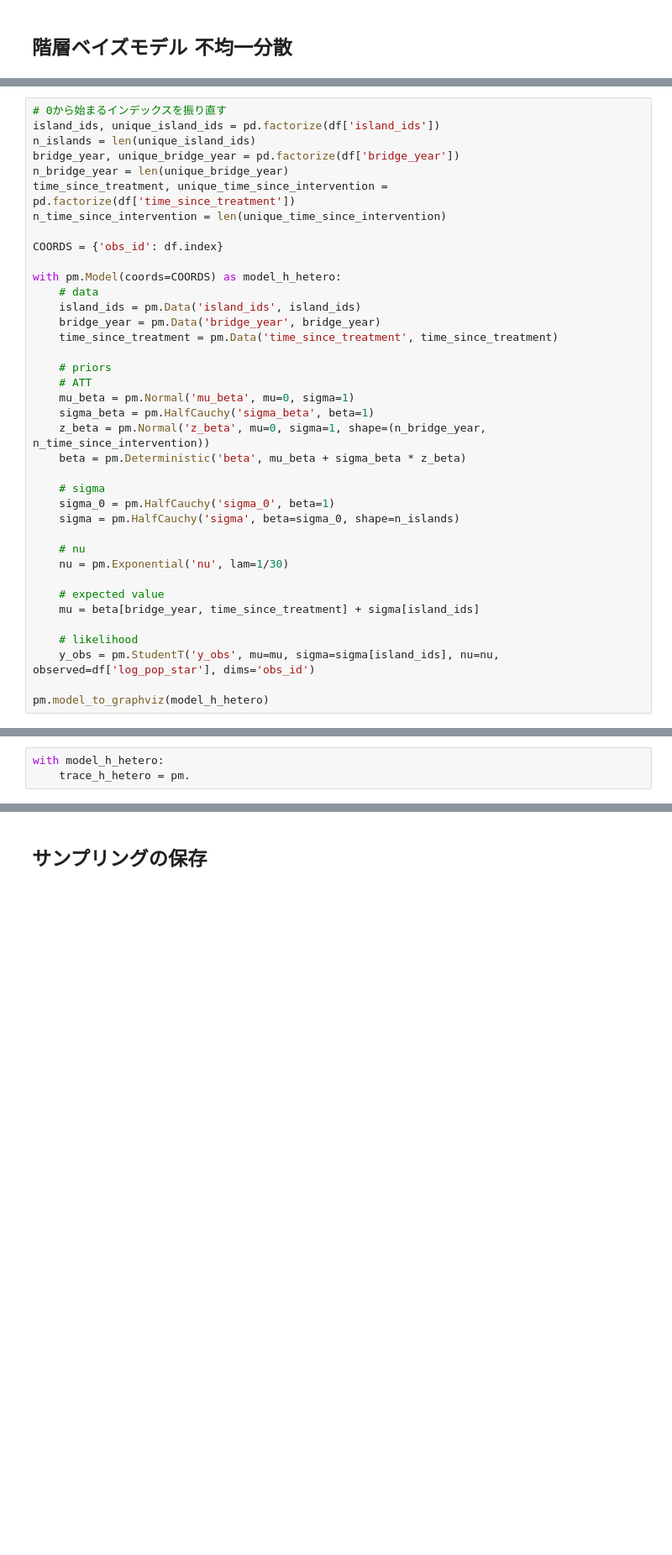
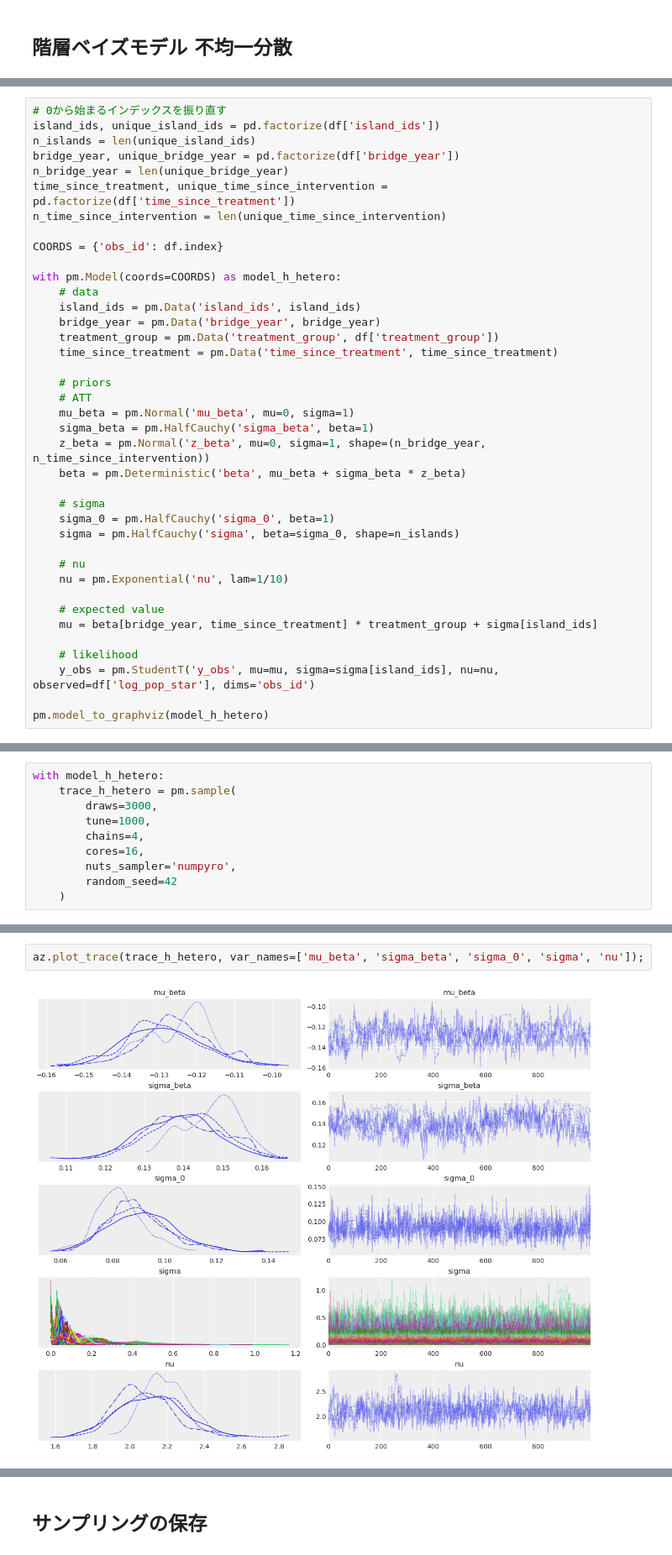
Before and after one commit to Keisei-Akiya/bridge-straw-effects, a Jupyter notebook: src/analysis/bayes/did/fully_saturated_twfe.ipynb, the cells around one changed output, grey strips where cells are left out. Shown: that part at 84% size. Saved outputs shown, nothing was run; the diff lists cells and outputs as text; blank space fills up the shorter version.

```diff
--- a/src/analysis/bayes/did/fully_saturated_twfe.ipynb
+++ b/src/analysis/bayes/did/fully_saturated_twfe.ipynb
@@ -68,6 +48,7 @@ with pm.Model(coords=COORDS) as model_h_hetero:
     # data
     island_ids = pm.Data('island_ids', island_ids)
     bridge_year = pm.Data('bridge_year', bridge_year)
+    treatment_group = pm.Data('treatment_group', df['treatment_group'])
     time_since_treatment = pm.Data('time_since_treatment', time_since_treatment)
 
     # priors
@@ -82,10 +63,10 @@ with pm.Model(coords=COORDS) as model_h_hetero:
     sigma = pm.HalfCauchy('sigma', beta=sigma_0, shape=n_islands)
 
     # nu
-    nu = pm.Exponential('nu', lam=1/30)
+    nu = pm.Exponential('nu', lam=1/10)
 
     # expected value
-    mu = beta[bridge_year, time_since_treatment] + sigma[island_ids]
+    mu = beta[bridge_year, time_since_treatment] * treatment_group + sigma[island_ids]
 
     # likelihood
     y_obs = pm.StudentT('y_obs', mu=mu, sigma=sigma[island_ids], nu=nu, observed=df['log_pop_star'], dims='obs_id')
@@ -93,6 +74,3 @@ with pm.Model(coords=COORDS) as model_h_hetero:
 pm.model_to_graphviz(model_h_hetero)
 # %% [output]
 [drawing not drawn]
-# %%
-with model_h_hetero:
-    trace_h_hetero = pm.
@@ -240,0 +77,10 @@ def plot_effects_over_time(delta_df):
+# %%
+with model_h_hetero:
+    trace_h_hetero = pm.sample(
+        draws=3000,
+        tune=1000,
+        chains=4,
+        cores=16,
+        nuts_sampler='numpyro',
+        random_seed=42
+    )
@@ -241 +97,5 @@ def plot_effects_over_time(delta_df):
+# %%
+az.plot_trace(trace_h_hetero, var_names=['mu_beta', 'sigma_beta', 'sigma_0', 'sigma', 'nu']);
+# %% [output]
+[figure, added]
 # %% [markdown]
```
Also changed, not shown: parts of 17 cells of this notebook, 10 other files.
